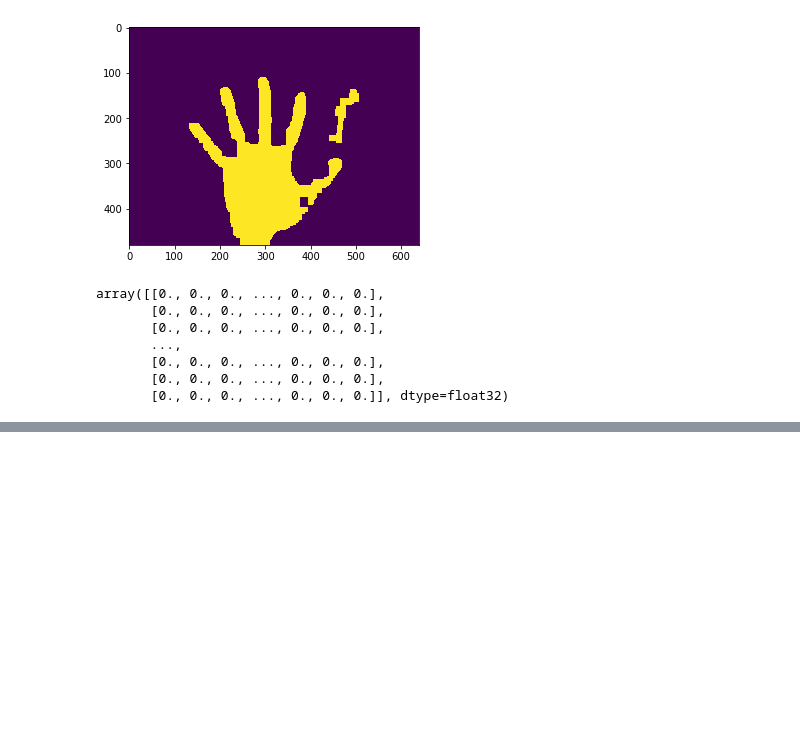
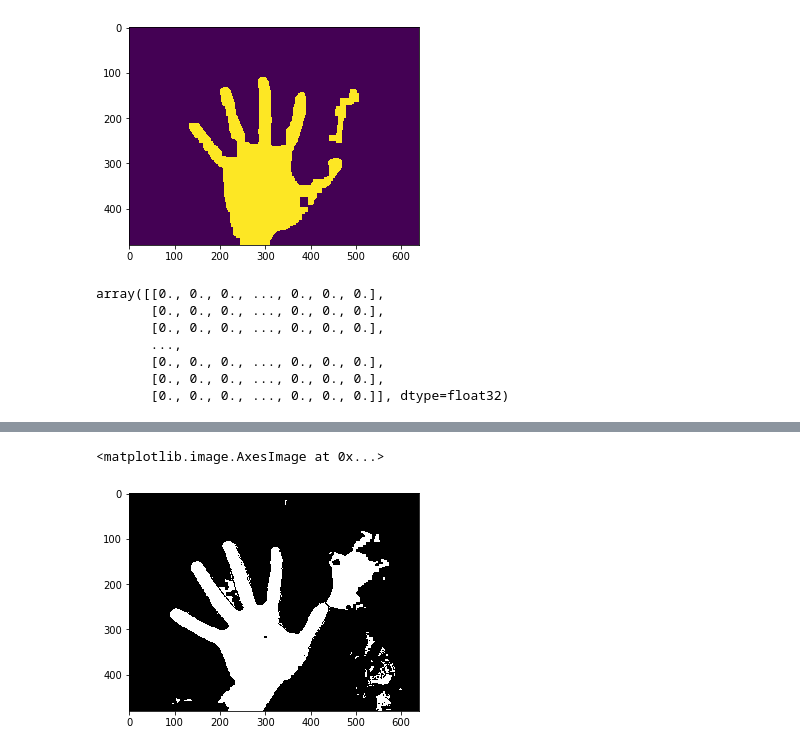
Before and after one commit to SoshinK/gesture-recognition, a Jupyter notebook: get_hand.ipynb, the cells around one changed output, grey strips where cells are left out. Cells and saved outputs as stored; diff of their text form; code cells hidden in the pictures; blank space fills up the shorter version.

```diff
--- a/get_hand.ipynb
+++ b/get_hand.ipynb
@@ -98,0 +149,20 @@ plt.imshow(mask)
+# %%
+img_gray = cv2.cvtColor(img, cv2.COLOR_BGR2GRAY)
+def get_edges(img):
+    x_sobel = cv2.Sobel(img,cv2.CV_64F,1,0,ksize=3)
+    y_sobel = cv2.Sobel(img,cv2.CV_64F,0,1,ksize=3)
+    return np.hypot(x_sobel, y_sobel)
+
+edges = get_edges(img_gray)
+
+edges /= np.amax(edges)
+
+_, edges = cv2.threshold(edges, 0.1, 1, cv2.THRESH_BINARY)
+
+mask = 1 - ((1 - mask / 255.).astype(np.uint8) | edges.astype(np.uint8))
+mask = np.uint8(mask * 255)
+
+plt.imshow(mask, cmap='gray')
+# %% [output]
+<matplotlib.image.AxesImage at 0x...>
+[figure, added]
```
Also changed, not shown: parts of 18 cells of this notebook.
